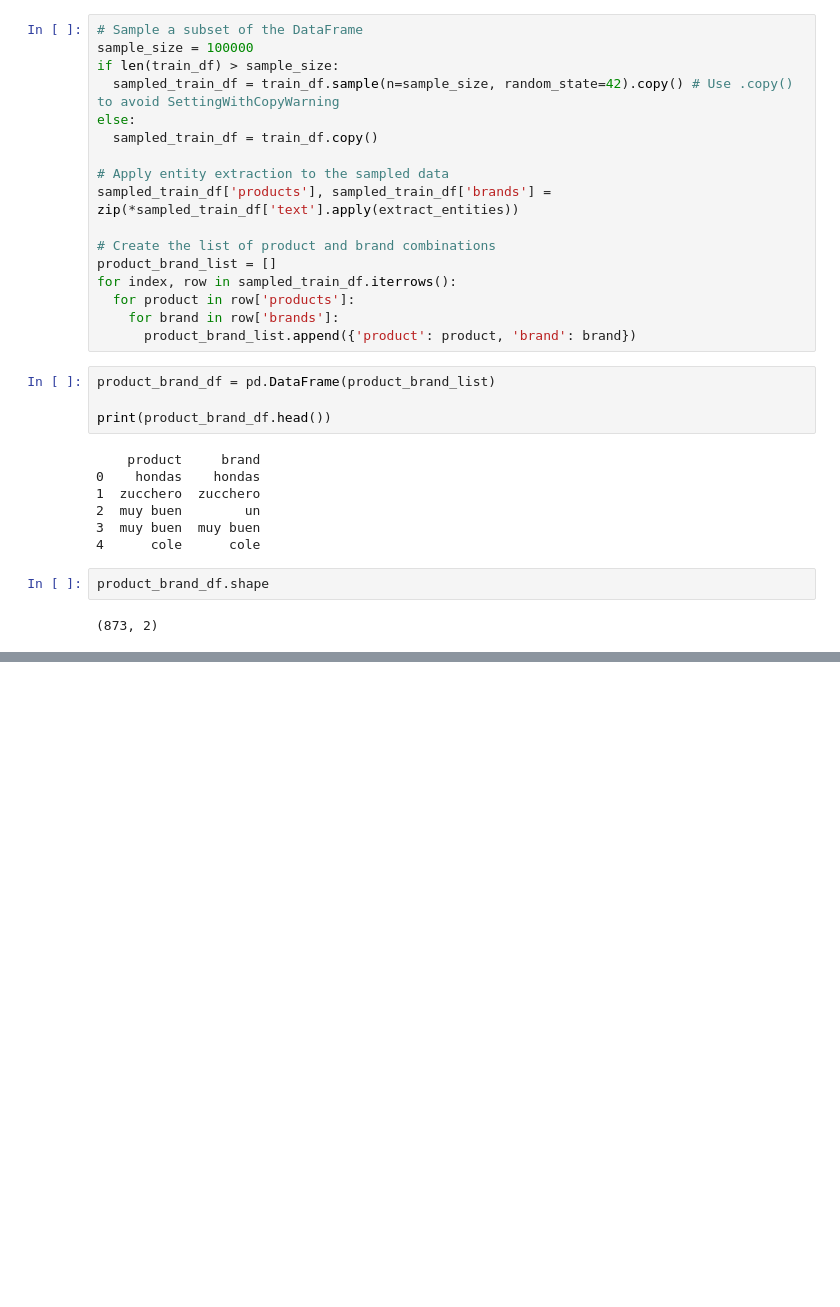
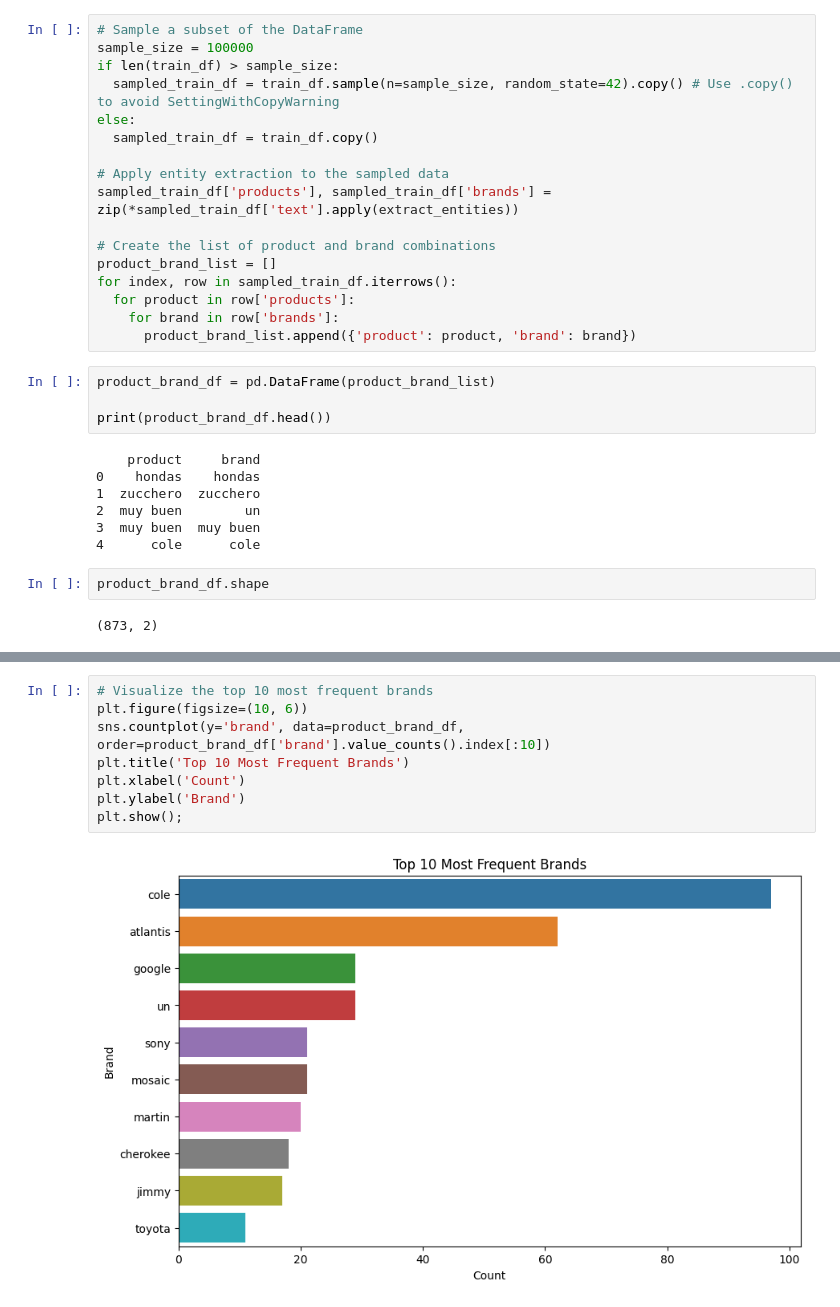
Before and after one commit to Mmabatho/AI-For-Software-Engineeering-Week-3, a Jupyter notebook: Amazon_Reviews.ipynb, the cells around one changed output, grey strips where cells are left out. Saved outputs shown, nothing was run; the diff lists cells and outputs as text; blank space fills up the shorter version.

```diff
--- a/Amazon_Reviews.ipynb
+++ b/Amazon_Reviews.ipynb
@@ -220,0 +211,10 @@ plt.show();
+# %%
+# Visualize the top 10 most frequent brands
+plt.figure(figsize=(10, 6))
+sns.countplot(y='brand', data=product_brand_df, order=product_brand_df['brand'].value_counts().index[:10])
+plt.title('Top 10 Most Frequent Brands')
+plt.xlabel('Count')
+plt.ylabel('Brand')
+plt.show();
+# %% [output]
+[figure, added]
```
Also changed, not shown: parts of 24 cells of this notebook.
